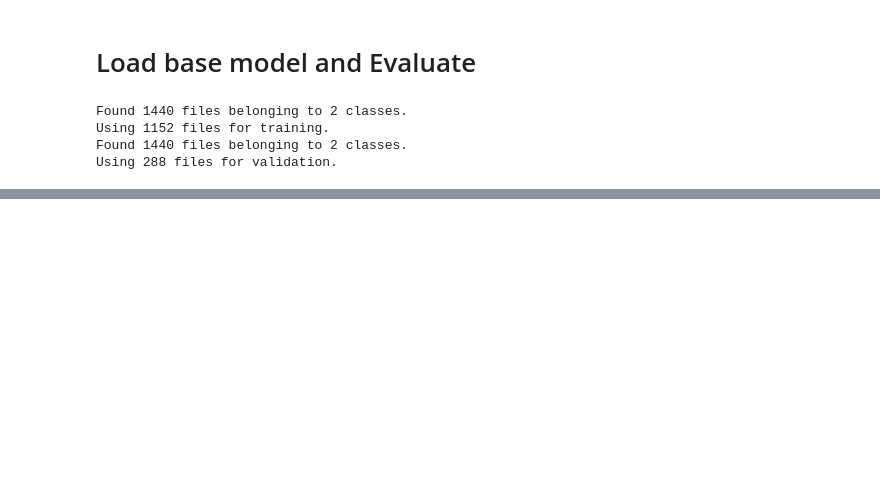
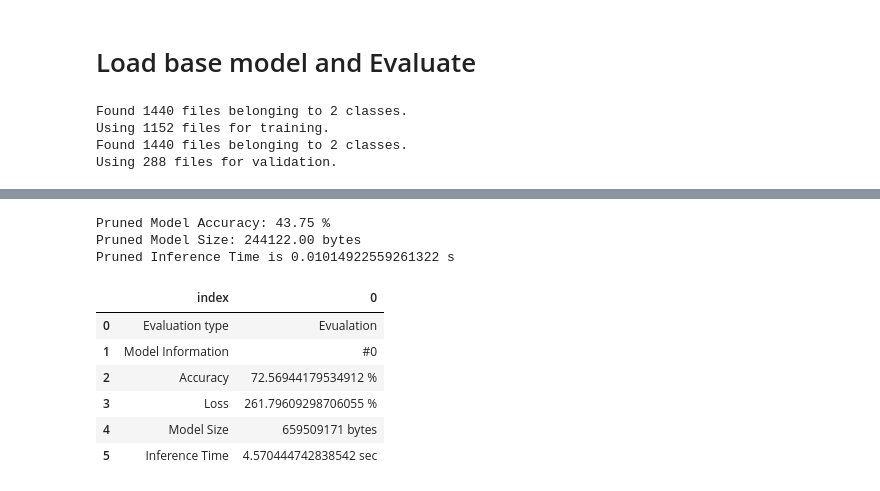
Before and after one commit to nagusubra/Solar_panel_dust_detection, a Jupyter notebook: Solar_panel_dust_detection_compression.ipynb, the cells around one changed output, grey strips where cells are left out. Cells and saved outputs as stored; diff of their text form; code cells hidden in the pictures; blank space fills up the shorter version.

```diff
--- a/Solar_panel_dust_detection_compression.ipynb
+++ b/Solar_panel_dust_detection_compression.ipynb
@@ -300,0 +444,18 @@ evulation_df
+# %%
+print('\nPruned Model Accuracy:', test_acc_pruned_50*100, '%')
+print("Pruned Model Size: %.2f bytes" % (pruned_model_size))
+print("Pruned Inference Time is", executionTimePruned50, "s")
+# %% [output]
+Pruned Model Accuracy: 43.75 %
+Pruned Model Size: 244122.00 bytes
+Pruned Inference Time is 0.01014922559261322 s
+# %%
+evulation_df
+# %% [output]
+|  | index | 0 |
+| 0 | Evaluation type | Evualation |
+| 1 | Model Information | #0 |
+| 2 | Accuracy | 72.56944179534912 % |
+| 3 | Loss | 261.79609298706055 % |
+| 4 | Model Size | 659509171 bytes |
+| 5 | Inference Time | 4.570444742838542 sec |
```
Also changed, not shown: parts of 32 cells of this notebook.
